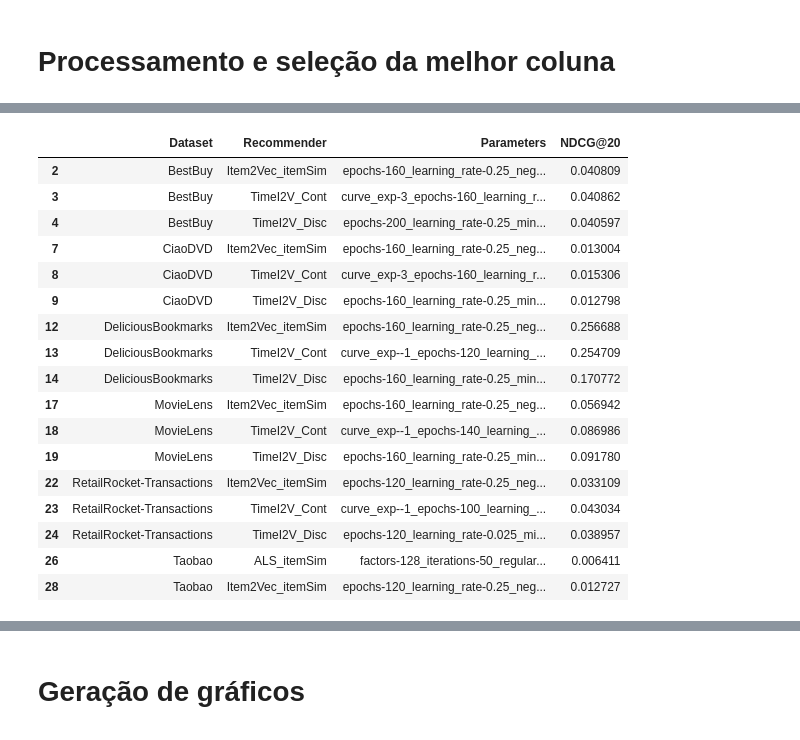
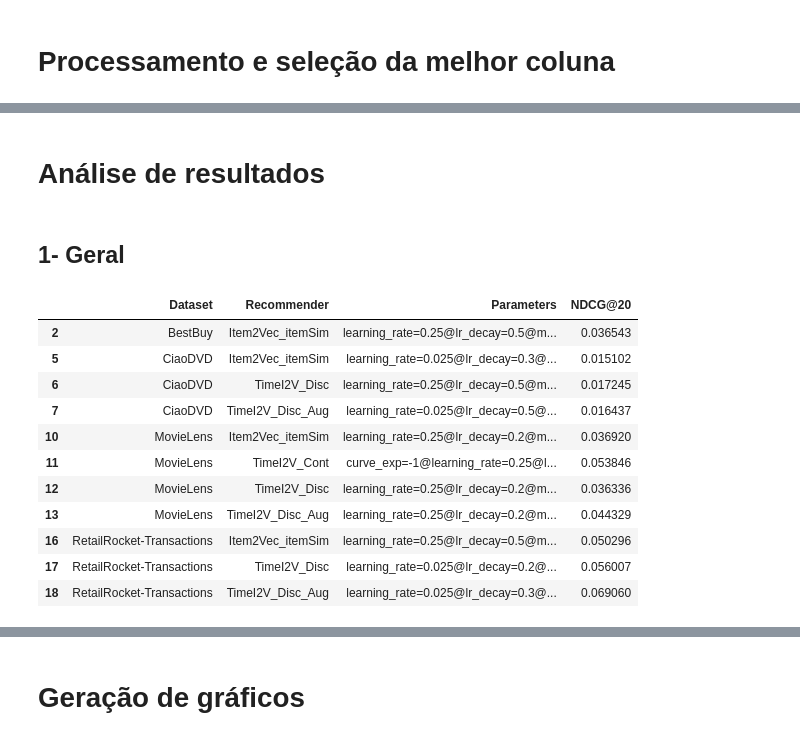
Before and after one commit to UFSCar-LaSID/tai2vec, a Jupyter notebook: Graficos_Bracis.ipynb, the cells around one changed output, grey strips where cells are left out. Saved outputs shown, nothing was run; the diff lists cells and outputs as text; code cells hidden in the pictures.

Commit message:
add validation

```diff
--- a/Graficos_Bracis.ipynb
+++ b/Graficos_Bracis.ipynb
@@ -24,11 +24,11 @@ tf.__version__
 # %% [markdown]
 # Processamento e seleção da melhor coluna
 # %%
-best_column = 'NDCG@10'
+best_column = 'NDCG@15'
 metric_type = ["Prec", "Rec", "F1_Score", "Hit_Rate", "NDCG"]
 top_k = [3, 5, 10, 20]
 
-main_path = "results/metrics"
+main_path = "results/metrics/validation"
 main_file = os.listdir(main_path)
 
 dataframes = []
@@ -38,7 +38,7 @@ for dataset_name in main_file:
     recommender_files = os.listdir(os.path.join(main_path, dataset_name))
     for recommender_name in recommender_files:
 
-        metrics_path = os.path.join("results", "metrics", dataset_name, recommender_name, "metrics.csv")
+        metrics_path = os.path.join(main_path, dataset_name, recommender_name, "metrics.csv")
         metrics_aux = pd.read_csv(metrics_path, sep=';')
 
         metrics_aux.insert(0,'Recommender','')
@@ -95,24 +61,22 @@ See the caveats in the documentation: https://pandas.pydata.org/pandas-docs/stab
-# %%
-pd.options.display.max_colwidth = 150
-df_display = saida[saida.Recommender != "ALS"][["Dataset", "Recommender", "Parameters", "NDCG@20"]]
-df_display = df_display[saida.Recommender != "BPR"]
-display(df_display)
-# %% [output]
-|  | Dataset | Recommender | Parameters | NDCG@20 |
-| 2 | BestBuy | Item2Vec_itemSim | epochs-160_learning_rate-0.25_neg... | 0.040809 |
-| 3 | BestBuy | TimeI2V_Cont | curve_exp-3_epochs-160_learning_r... | 0.040862 |
-| 4 | BestBuy | TimeI2V_Disc | epochs-200_learning_rate-0.25_min... | 0.040597 |
-| 7 | CiaoDVD | Item2Vec_itemSim | epochs-160_learning_rate-0.25_neg... | 0.013004 |
-| 8 | CiaoDVD | TimeI2V_Cont | curve_exp-3_epochs-160_learning_r... | 0.015306 |
-| 9 | CiaoDVD | TimeI2V_Disc | epochs-160_learning_rate-0.25_min... | 0.012798 |
-| 12 | DeliciousBookmarks | Item2Vec_itemSim | epochs-160_learning_rate-0.25_neg... | 0.256688 |
-| 13 | DeliciousBookmarks | TimeI2V_Cont | curve_exp--1_epochs-120_learning_... | 0.254709 |
-| 14 | DeliciousBookmarks | TimeI2V_Disc | epochs-160_learning_rate-0.25_min... | 0.170772 |
-| 17 | MovieLens | Item2Vec_itemSim | epochs-160_learning_rate-0.25_neg... | 0.056942 |
-| 18 | MovieLens | TimeI2V_Cont | curve_exp--1_epochs-140_learning_... | 0.086986 |
-| 19 | MovieLens | TimeI2V_Disc | epochs-160_learning_rate-0.25_min... | 0.091780 |
-| 22 | RetailRocket-Transactions | Item2Vec_itemSim | epochs-120_learning_rate-0.25_neg... | 0.033109 |
-| 23 | RetailRocket-Transactions | TimeI2V_Cont | curve_exp--1_epochs-100_learning_... | 0.043034 |
-| 24 | RetailRocket-Transactions | TimeI2V_Disc | epochs-120_learning_rate-0.025_mi... | 0.038957 |
-| 26 | Taobao | ALS_itemSim | factors-128_iterations-50_regular... | 0.006411 |
-| 28 | Taobao | Item2Vec_itemSim | epochs-120_learning_rate-0.25_neg... | 0.012727 |
+# %% [markdown]
+# Análise de resultados
+# %% [markdown]
+## 1- Geral
+# %%
+pd.options.display.max_colwidth = 200
+df_display = saida[saida.Recommender != "ALS"][["Dataset", "Recommender", "Parameters", "NDCG@20"]]
+df_display = df_display[saida.Recommender != "BPR"]
+display(df_display)
+# %% [output]
+|  | Dataset | Recommender | Parameters | NDCG@20 |
+| 2 | BestBuy | Item2Vec_itemSim | learning_rate=0.25@lr_decay=0.5@m... | 0.036543 |
+| 5 | CiaoDVD | Item2Vec_itemSim | learning_rate=0.025@lr_decay=0.3@... | 0.015102 |
+| 6 | CiaoDVD | TimeI2V_Disc | learning_rate=0.25@lr_decay=0.5@m... | 0.017245 |
+| 7 | CiaoDVD | TimeI2V_Disc_Aug | learning_rate=0.025@lr_decay=0.5@... | 0.016437 |
+| 10 | MovieLens | Item2Vec_itemSim | learning_rate=0.25@lr_decay=0.2@m... | 0.036920 |
+| 11 | MovieLens | TimeI2V_Cont | curve_exp=-1@learning_rate=0.25@l... | 0.053846 |
+| 12 | MovieLens | TimeI2V_Disc | learning_rate=0.25@lr_decay=0.2@m... | 0.036336 |
+| 13 | MovieLens | TimeI2V_Disc_Aug | learning_rate=0.25@lr_decay=0.2@m... | 0.044329 |
+| 16 | RetailRocket-Transactions | Item2Vec_itemSim | learning_rate=0.25@lr_decay=0.5@m... | 0.050296 |
+| 17 | RetailRocket-Transactions | TimeI2V_Disc | learning_rate=0.025@lr_decay=0.2@... | 0.056007 |
+| 18 | RetailRocket-Transactions | TimeI2V_Disc_Aug | learning_rate=0.025@lr_decay=0.3@... | 0.069060 |
```
Also changed, not shown: parts of 14 cells of this notebook, 14 other files.
